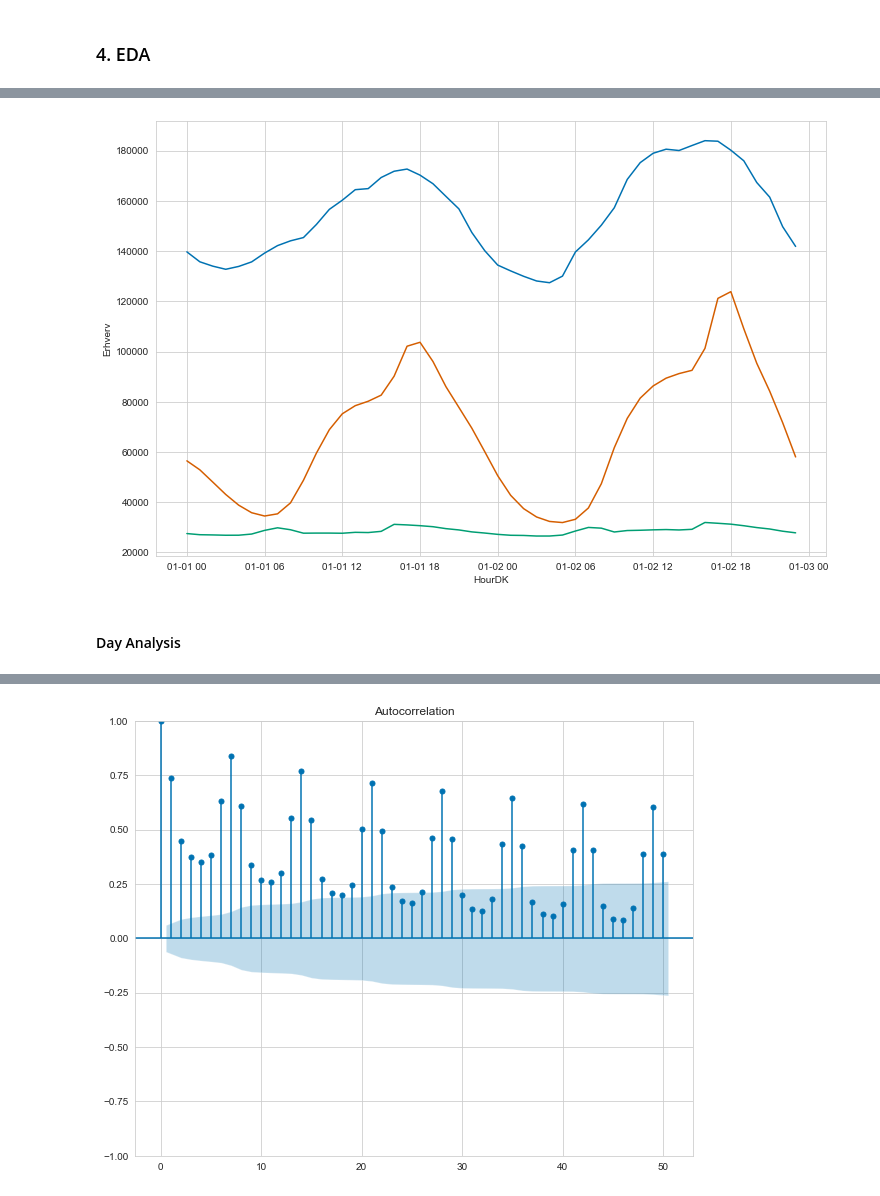
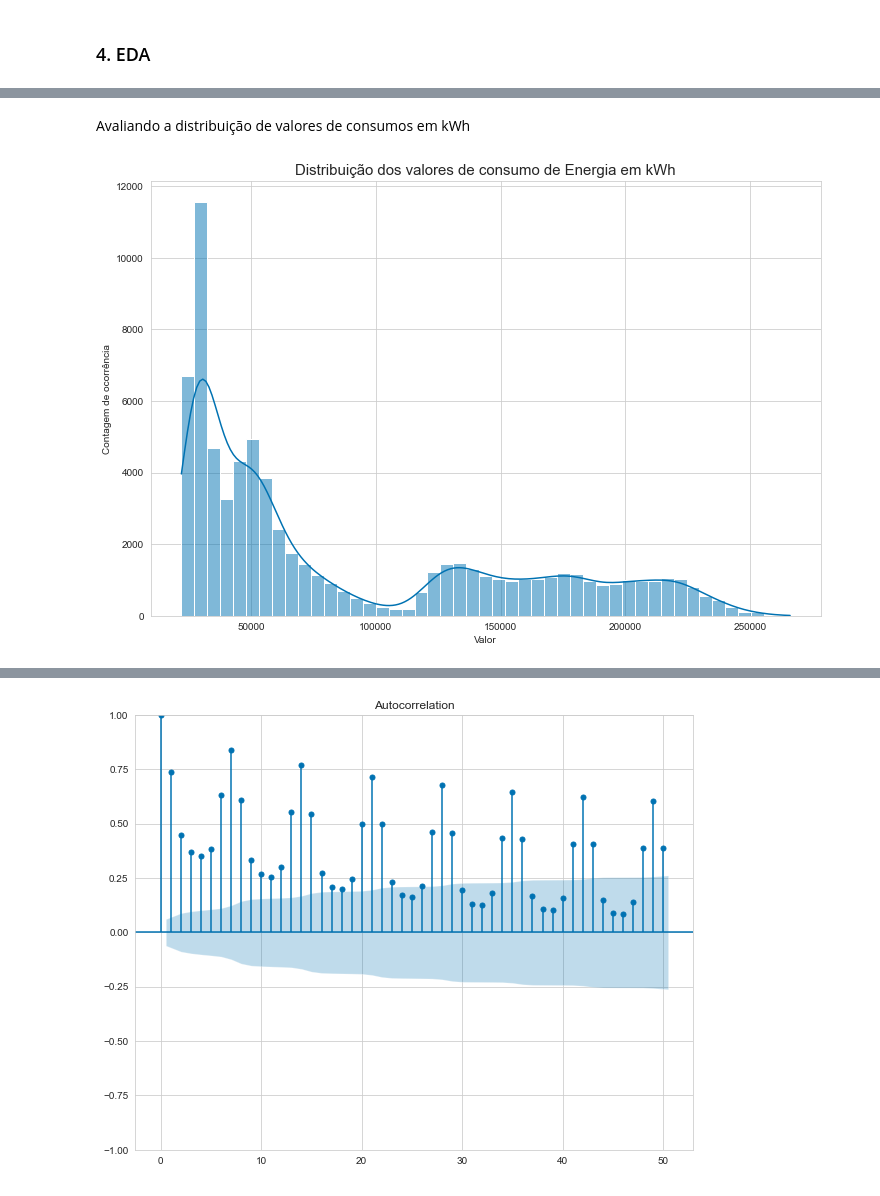
Before and after one commit to GiovaneCarvalho/Forecast_Consumo_Energia_Dinamarques, a Jupyter notebook: API.ipynb, the cells around one changed output, grey strips where cells are left out. Drawn from its saved outputs; the diff is of its cells as text; code cells hidden in the pictures.

```diff
--- a/API.ipynb
+++ b/API.ipynb
@@ -240,18 +181,11 @@ mlflow.log_figure(fig, 'Figure_hour_sample_week.png')
-# %%
-## Taking ONE Day
-
-df_hour_sample = df_hour['01-01-2022':'01-02-2022']
-
-fig, ax = plt.subplots(figsize = (12,8))
-sns.lineplot(data = df_hour_sample, x = df_hour_sample.index, y = 'Erhverv', ax = ax)
-sns.lineplot(data = df_hour_sample, x = df_hour_sample.index, y = 'Offentligt', ax = ax)
-sns.lineplot(data = df_hour_sample, x = df_hour_sample.index, y = 'Privat', ax = ax)
-plt.show();
-
-
-
-mlflow.log_figure(fig, 'Figure_hour_sample_day.png')
-# %% [output]
-[figure, removed]
-# %% [markdown]
-#### Day Analysis
+# %% [markdown]
+Avaliando a distribuição de valores de consumos em kWh
+# %%
+fig,ax = plt.subplots(figsize=(12,8))
+sns.histplot(data = df, x = 'ConsumptionkWh', kde = True)
+ax.set_title('Distribuição dos valores de consumo de Energia em kWh', fontsize=15)
+ax.set_xlabel('Valor', fontsize=10)
+ax.set_ylabel('Contagem de ocorrência', fontsize=10)
+plt.show()
+# %% [output]
+[figure, added]
```
Also changed, not shown: parts of 129 cells of this notebook, 33 other files.
